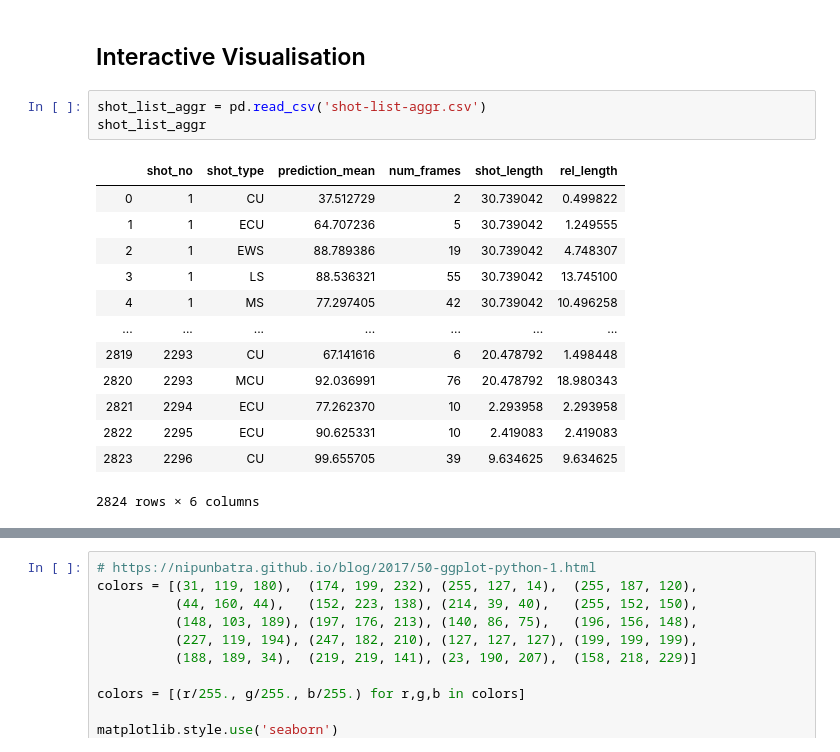
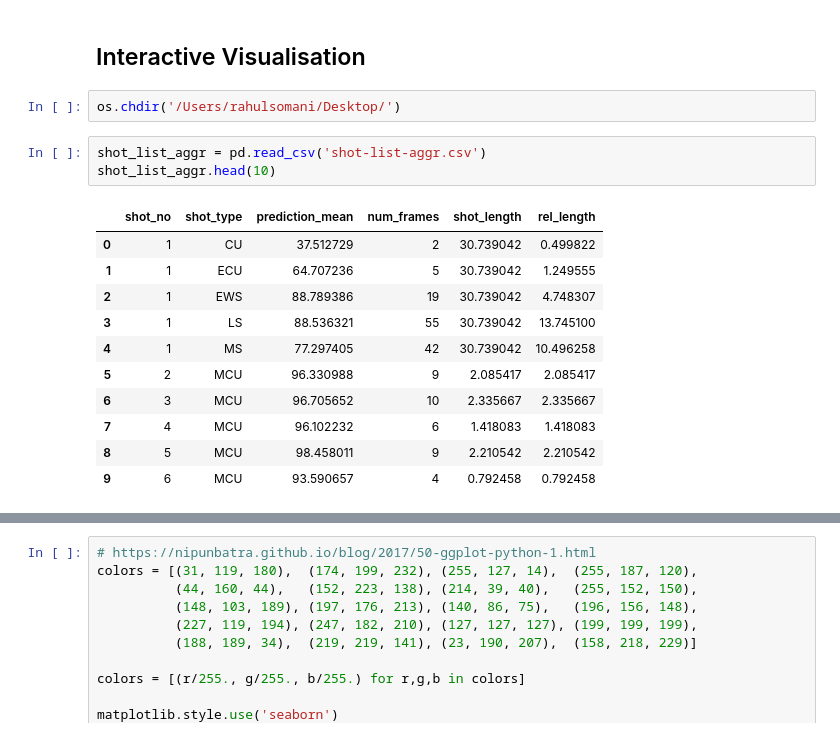
Before and after one commit to rsomani95/shot-boundary-detection, a Jupyter notebook: predict-shot-types.ipynb, the cells around one changed output, grey strips where cells are left out. Saved outputs shown, nothing was run; the diff lists cells and outputs as text.

```diff
--- a/predict-shot-types.ipynb
+++ b/predict-shot-types.ipynb
@@ -278,20 +278,20 @@ cols(
 )
 # %% [markdown]
 ## Interactive Visualisation
+# %%
+os.chdir('/Users/rahulsomani/Desktop/')
 # %%
 shot_list_aggr = pd.read_csv('shot-list-aggr.csv')
-shot_list_aggr
+shot_list_aggr.head(10)
 # %% [output]
 |  | shot_no | shot_type | prediction_mean | num_frames | shot_length | rel_length |
 | 0 | 1 | CU | 37.512729 | 2 | 30.739042 | 0.499822 |
 | 1 | 1 | ECU | 64.707236 | 5 | 30.739042 | 1.249555 |
 | 2 | 1 | EWS | 88.789386 | 19 | 30.739042 | 4.748307 |
 | 3 | 1 | LS | 88.536321 | 55 | 30.739042 | 13.745100 |
 | 4 | 1 | MS | 77.297405 | 42 | 30.739042 | 10.496258 |
-| ... | ... | ... | ... | ... | ... | ... |
-| 2819 | 2293 | CU | 67.141616 | 6 | 20.478792 | 1.498448 |
-| 2820 | 2293 | MCU | 92.036991 | 76 | 20.478792 | 18.980343 |
-| 2821 | 2294 | ECU | 77.262370 | 10 | 2.293958 | 2.293958 |
-| 2822 | 2295 | ECU | 90.625331 | 10 | 2.419083 | 2.419083 |
-| 2823 | 2296 | CU | 99.655705 | 39 | 9.634625 | 9.634625 |
+| 5 | 2 | MCU | 96.330988 | 9 | 2.085417 | 2.085417 |
+| 6 | 3 | MCU | 96.705652 | 10 | 2.335667 | 2.335667 |
+| 7 | 4 | MCU | 96.102232 | 6 | 1.418083 | 1.418083 |
+| 8 | 5 | MCU | 98.458011 | 9 | 2.210542 | 2.210542 |
+| 9 | 6 | MCU | 93.590657 | 4 | 0.792458 | 0.792458 |
-2824 rows × 6 columns
```
Also changed, not shown: parts of 14 cells of this notebook.
